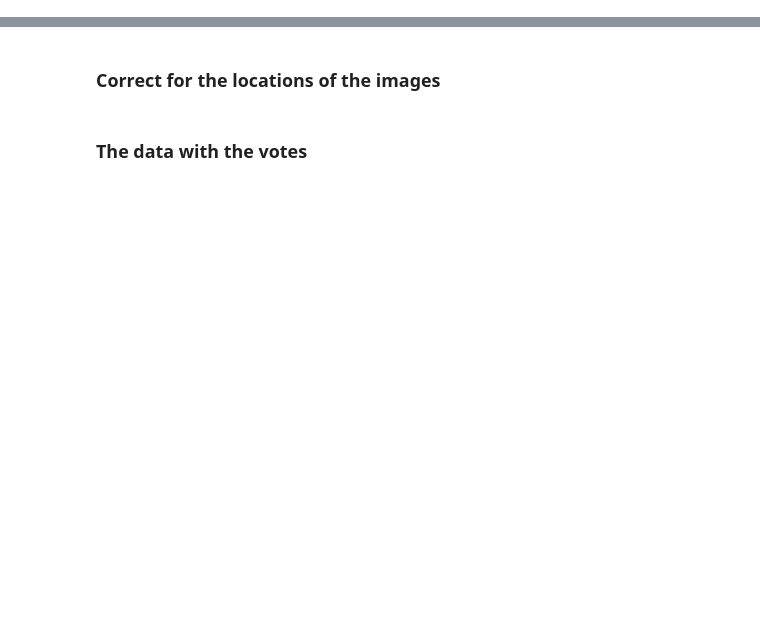
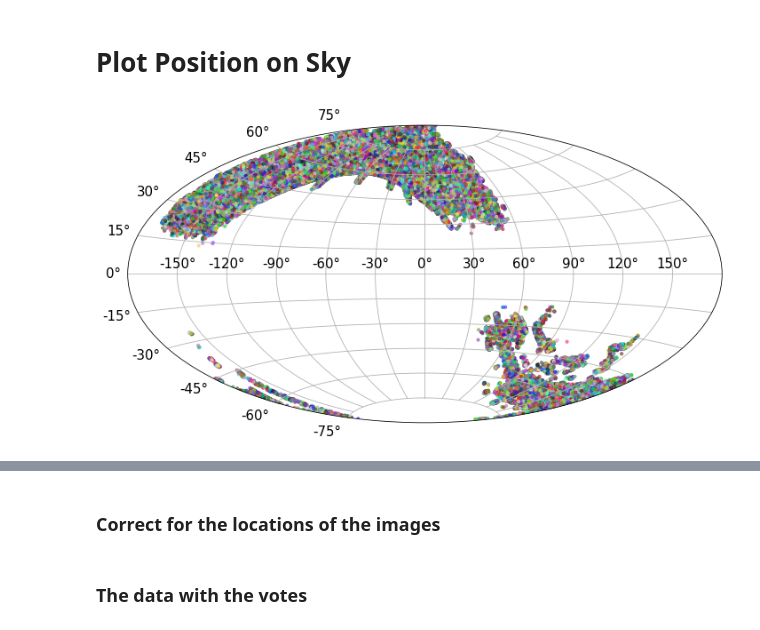
Before and after one commit to Harry45/MTL, a Jupyter notebook: decals.ipynb, the cells around one changed output, grey strips where cells are left out. Cells and saved outputs as stored; diff of their text form; code cells hidden in the pictures; blank space fills up the shorter version.

Commit message:
skymap

```diff
--- a/decals.ipynb
+++ b/decals.ipynb
@@ -14,0 +17,2 @@ import utils.imaging as ui
+# %%
+dataframe = hp.load_csv(st.ZENODO, 'gz_decals_volunteers_5')
@@ -14,0 +29,2 @@ import utils.imaging as ui
+# %% [markdown]
+# Plot Position on Sky
@@ -14,0 +34,18 @@ import utils.imaging as ui
+# %%
+xarr, yarr = dataframe.ra.values, dataframe.dec.values
+# %%
+eq = SkyCoord(xarr, yarr, unit=u.deg)
+gal = eq.galactic
+# %%
+colors = np.random.random((len(xarr), 3))
+# %%
+plt.figure(figsize = (12, 8))
+plt.subplot(111, projection='aitoff')
+plt.grid(True)
+plt.scatter(gal.l.wrap_at('180d').radian, gal.b.radian, s=10, c=colors, alpha=0.6, edgecolors=colors)
+plt.xticks(fontsize=15)
+plt.yticks(fontsize=15)
+# plt.savefig('plots/skymap.pdf', bbox_inches = 'tight')
+plt.show()
+# %% [output]
+[figure, added]
```
Also changed, not shown: parts of 7 cells of this notebook, 1 other file.
